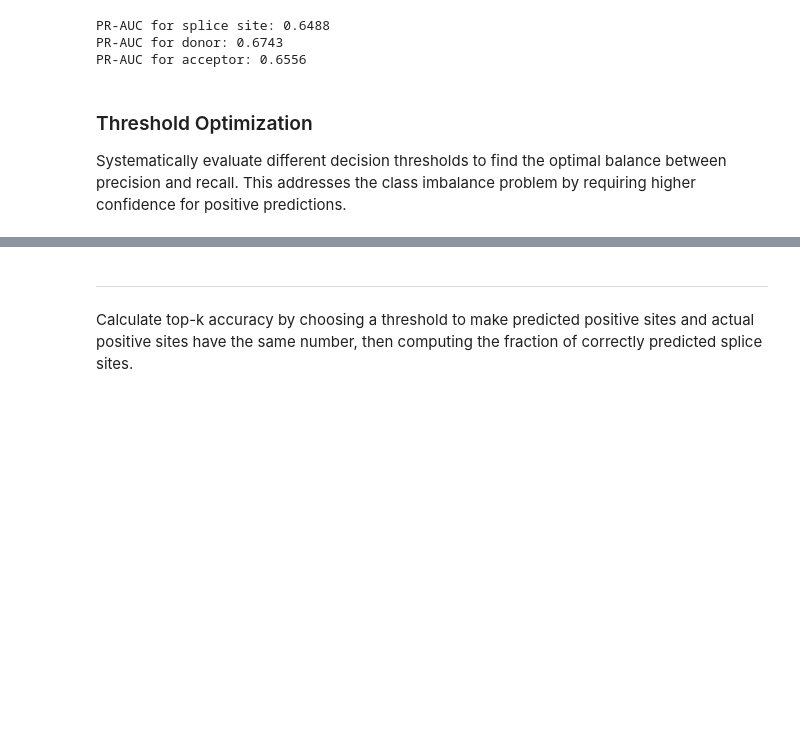
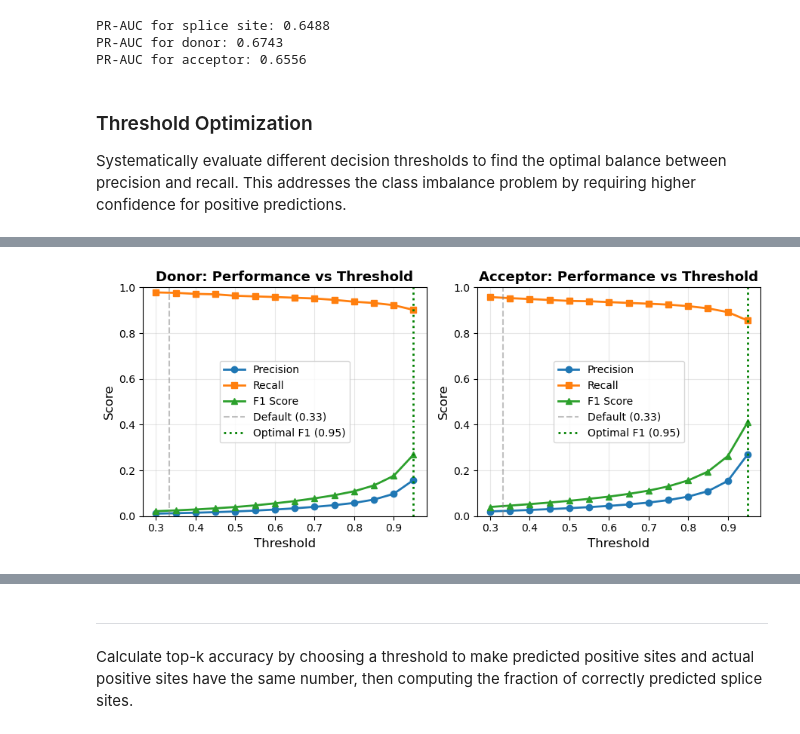
Before and after one commit to anamariaelek/splicevo, a Jupyter notebook: notebooks/model_evaluation.ipynb, the cells around one changed output, grey strips where cells are left out. Saved outputs shown, nothing was run; the diff lists cells and outputs as text; code cells hidden in the pictures; blank space fills up the shorter version.

```diff
--- a/notebooks/model_evaluation.ipynb
+++ b/notebooks/model_evaluation.ipynb
@@ -274,16 +285,19 @@ def evaluate_threshold(true_labels, pred_probs, threshold, class_idx):
 # Test range of thresholds
 thresholds = np.arange(0.3, 1.0, 0.05)
 
+# Subsample for faster evaluation
+smp = np.random.choice(true_labels.shape[0], size=1000, replace=False)
+
 # Evaluate donors (class 1)
 donor_results = []
 for thresh in thresholds:
-    result = evaluate_threshold(true_labels, pred_probs, thresh, class_idx=1)
+    result = evaluate_threshold(true_labels[smp], pred_probs[smp], thresh, class_idx=1)
     donor_results.append(result)
 
 # Evaluate acceptors (class 2)
 acceptor_results = []
 for thresh in thresholds:
-    result = evaluate_threshold(true_labels, pred_probs, thresh, class_idx=2)
+    result = evaluate_threshold(true_labels[smp], pred_probs[smp], thresh, class_idx=2)
     acceptor_results.append(result)
 
 donor_df = pd.DataFrame(donor_results)
@@ -297,82 +329,57 @@ print(acceptor_df.to_string(index=False))
 %matplotlib inline
 import matplotlib.pyplot as plt
 
-fig, axes = plt.subplots(2, 2, figsize=(12, 10))
+fig, axes = plt.subplots(1, 2, figsize=(9, 4))
 
 # Donor plots
-axes[0, 0].plot(donor_df['threshold'], donor_df['precision'], 'o-', label='Precision', color='#1f77b4', linewidth=2)
-axes[0, 0].plot(donor_df['threshold'], donor_df['recall'], 's-', label='Recall', color='#ff7f0e', linewidth=2)
-axes[0, 0].plot(donor_df['threshold'], donor_df['f1'], '^-', label='F1 Score', color='#2ca02c', linewidth=2)
-axes[0, 0].axvline(x=1/3, color='gray', linestyle='--', alpha=0.5, label='Default (0.33)')
-axes[0, 0].set_xlabel('Threshold', fontsize=12)
-axes[0, 0].set_ylabel('Score', fontsize=12)
-axes[0, 0].set_title('Donor Splice Sites: Performance vs Threshold', fontsize=13, fontweight='bold')
-axes[0, 0].legend()
-axes[0, 0].grid(alpha=0.3)
-axes[0, 0].set_ylim(0, 1)
+axes[0].plot(donor_df['threshold'], donor_df['precision'], 'o-', label='Precision', color='#1f77b4', linewidth=2)
+axes[0].plot(donor_df['threshold'], donor_df['recall'], 's-', label='Recall', color='#ff7f0e', linewidth=2)
+axes[0].plot(donor_df['threshold'], donor_df['f1'], '^-', label='F1 Score', color='#2ca02c', linewidth=2)
+axes[0].axvline(x=1/3, color='gray', linestyle='--', alpha=0.5, label='Default (0.33)')
+axes[0].set_xlabel('Threshold', fontsize=12)
+axes[0].set_ylabel('Score', fontsize=12)
+axes[0].set_title('Donor: Performance vs Threshold', fontsize=13, fontweight='bold')
+axes[0].grid(alpha=0.3)
+axes[0].set_ylim(0, 1)
 
 # Find optimal F1 threshold for donors
 optimal_donor_idx = donor_df['f1'].idxmax()
 optimal_donor_thresh = donor_df.loc[optimal_donor_idx, 'threshold']
-axes[0, 0].axvline(x=optimal_donor_thresh, color='green', linestyle=':', linewidth=2, label=f'Optimal F1 ({optimal_donor_thresh:.2f})')
+axes[0].axvline(x=optimal_donor_thresh, color='green', linestyle=':', linewidth=2, label=f'Optimal F1 ({optimal_donor_thresh:.2f})')
 
 # Acceptor plots
-axes[0, 1].plot(acceptor_df['threshold'], acceptor_df['precision'], 'o-', label='Precision', color='#1f77b4', linewidth=2)
-axes[0, 1].plot(acceptor_df['threshold'], acceptor_df['recall'], 's-', label='Recall', color='#ff7f0e', linewidth=2)
-axes[0, 1].plot(acceptor_df['threshold'], acceptor_df['f1'], '^-', label='F1 Score', color='#2ca02c', linewidth=2)
-axes[0, 1].axvline(x=1/3, color='gray', linestyle='--', alpha=0.5, label='Default (0.33)')
-axes[0, 1].set_xlabel('Threshold', fontsize=12)
-axes[0, 1].set_ylabel('Score', fontsize=12)
-axes[0, 1].set_title('Acceptor Splice Sites: Performance vs Threshold', fontsize=13, fontweight='bold')
-axes[0, 1].legend()
-axes[0, 1].grid(alpha=0.3)
-axes[0, 1].set_ylim(0, 1)
+axes[1].plot(acceptor_df['threshold'], acceptor_df['precision'], 'o-', label='Precision', color='#1f77b4', linewidth=2)
+axes[1].plot(acceptor_df['threshold'], acceptor_df['recall'], 's-', label='Recall', color='#ff7f0e', linewidth=2)
+axes[1].plot(acceptor_df['threshold'], acceptor_df['f1'], '^-', label='F1 Score', color='#2ca02c', linewidth=2)
+axes[1].axvline(x=1/3, color='gray', linestyle='--', alpha=0.5, label='Default (0.33)')
+axes[1].set_xlabel('Threshold', fontsize=12)
+axes[1].set_ylabel('Score', fontsize=12)
+axes[1].set_title('Acceptor: Performance vs Threshold', fontsize=13, fontweight='bold')
+axes[1].grid(alpha=0.3)
+axes[1].set_ylim(0, 1)
 
 # Find optimal F1 threshold for acceptors
 optimal_acceptor_idx = acceptor_df['f1'].idxmax()
 optimal_acceptor_thresh = acceptor_df.loc[optimal_acceptor_idx, 'threshold']
-axes[0, 1].axvline(x=optimal_acceptor_thresh, color='green', linestyle=':', linewidth=2, label=f'Optimal F1 ({optimal_acceptor_thresh:.2f})')
+axes[1].axvline(x=optimal_acceptor_thresh, color='green', linestyle=':', linewidth=2, label=f'Optimal F1 ({optimal_acceptor_thresh:.2f})')
 
-# Precision-Recall curve for donors
-axes[1, 0].plot(donor_df['recall'], donor_df['precision'], 'o-', linewidth=2, markersize=6, color='#d62728')
-axes[1, 0].scatter(donor_df.loc[optimal_donor_idx, 'recall'],
-                   donor_df.loc[optimal_donor_idx, 'precision'],
-                   s=200, c='green', marker='*', zorder=10,
-                   label=f'Optimal (thresh={optimal_donor_thresh:.2f})')
-axes[1, 0].set_xlabel('Recall', fontsize=12)
-axes[1, 0].set_ylabel('Precision', fontsize=12)
-axes[1, 0].set_title('Donor: Precision-Recall Tradeoff', fontsize=13, fontweight='bold')
-axes[1, 0].legend()
-axes[1, 0].grid(alpha=0.3)
-axes[1, 0].set_xlim(0, 1)
-axes[1, 0].set_ylim(0, 1)
-
-# Precision-Recall curve for acceptors
-axes[1, 1].plot(acceptor_df['recall'], acceptor_df['precision'], 'o-', linewidth=2, markersize=6, color='#d62728')
-axes[1, 1].scatter(acceptor_df.loc[optimal_acceptor_idx, 'recall'],
-                   acceptor_df.loc[optimal_acceptor_idx, 'precision'],
-                   s=200, c='green', marker='*', zorder=10,
-                   label=f'Optimal (thresh={optimal_acceptor_thresh:.2f})')
-axes[1, 1].set_xlabel('Recall', fontsize=12)
-axes[1, 1].set_ylabel('Precision', fontsize=12)
-axes[1, 1].set_title('Acceptor: Precision-Recall Tradeoff', fontsize=13, fontweight='bold')
-axes[1, 1].legend()
-axes[1, 1].grid(alpha=0.3)
-axes[1, 1].set_xlim(0, 1)
-axes[1, 1].set_ylim(0, 1)
+axes[0].legend()
+axes[1].legend()
 
 plt.tight_layout()
 plt.show()
 
 print(f"\n{'='*60}")
 print(f"OPTIMAL THRESHOLDS (based on F1 score):")
 print(f"{'='*60}")
 print(f"Donor sites:    {optimal_donor_thresh:.3f}")
 print(f"  Precision: {donor_df.loc[optimal_donor_idx, 'precision']:.4f}")
 print(f"  Recall:    {donor_df.loc[optimal_donor_idx, 'recall']:.4f}")
 print(f"  F1 Score:  {donor_df.loc[optimal_donor_idx, 'f1']:.4f}")
 print(f"\nAcceptor sites: {optimal_acceptor_thresh:.3f}")
 print(f"  Precision: {acceptor_df.loc[optimal_acceptor_idx, 'precision']:.4f}")
 print(f"  Recall:    {acceptor_df.loc[optimal_acceptor_idx, 'recall']:.4f}")
 print(f"  F1 Score:  {acceptor_df.loc[optimal_acceptor_idx, 'f1']:.4f}")
 print(f"{'='*60}")
+# %% [output]
+[figure, added]
```
Also changed, not shown: parts of 7 cells of this notebook, 4 other files.
